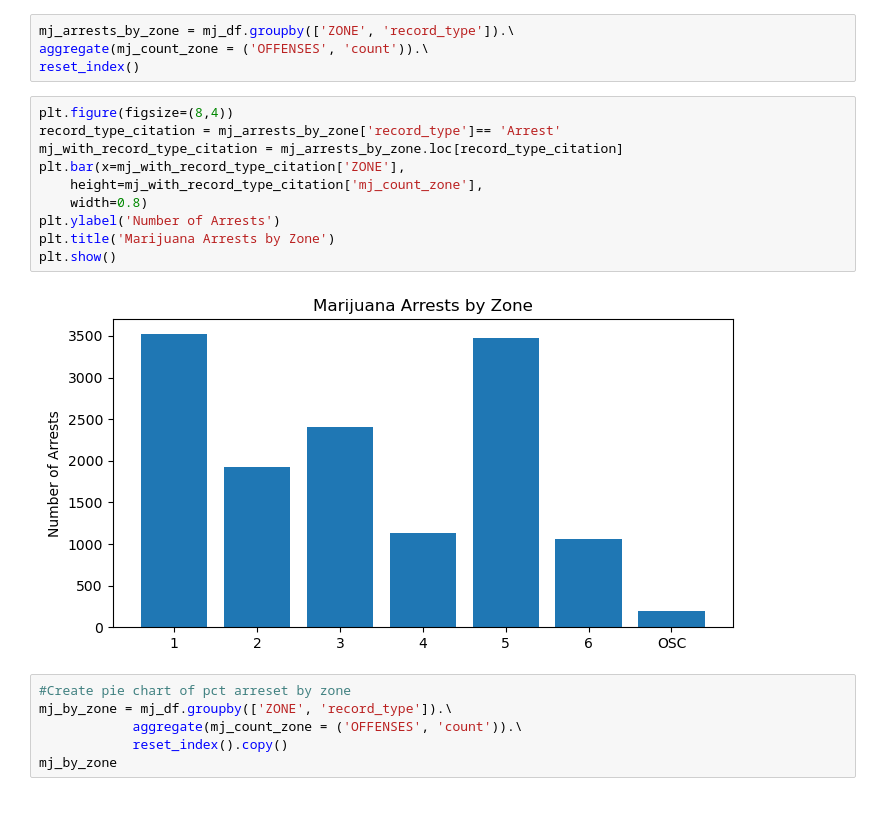
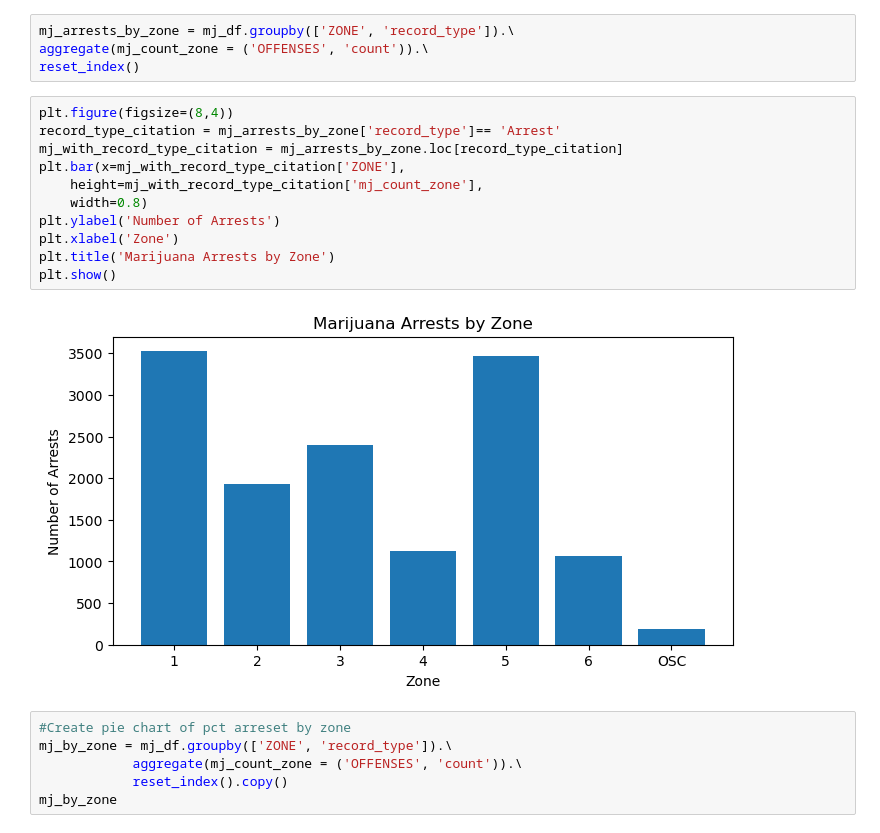
Before and after one commit to Police-Data-Accessibility-Project/caasi-help-desk, a Jupyter notebook: mj-decriminalization/MJ Graphs.ipynb, the cells around one changed output. Cells and saved outputs as stored; diff of their text form; blank space fills up the shorter version.

Commit message:
Brian's MJ updated
Updated titles to some graphs

```diff
--- a/mj-decriminalization/MJ Graphs.ipynb
+++ b/mj-decriminalization/MJ Graphs.ipynb
@@ -389,15 +389,16 @@ reset_index()
 # %%
 plt.figure(figsize=(8,4))
 record_type_citation = mj_arrests_by_zone['record_type']== 'Arrest'
 mj_with_record_type_citation = mj_arrests_by_zone.loc[record_type_citation]
 plt.bar(x=mj_with_record_type_citation['ZONE'],
     height=mj_with_record_type_citation['mj_count_zone'],
     width=0.8)
 plt.ylabel('Number of Arrests')
+plt.xlabel('Zone')
 plt.title('Marijuana Arrests by Zone')
 plt.show()
 # %% [output]
-[figure, old version]
+[figure, new version]
 # %%
 #Create pie chart of pct arreset by zone
 mj_by_zone = mj_df.groupby(['ZONE', 'record_type']).\
```
Also changed, not shown: parts of 11 cells of this notebook.
